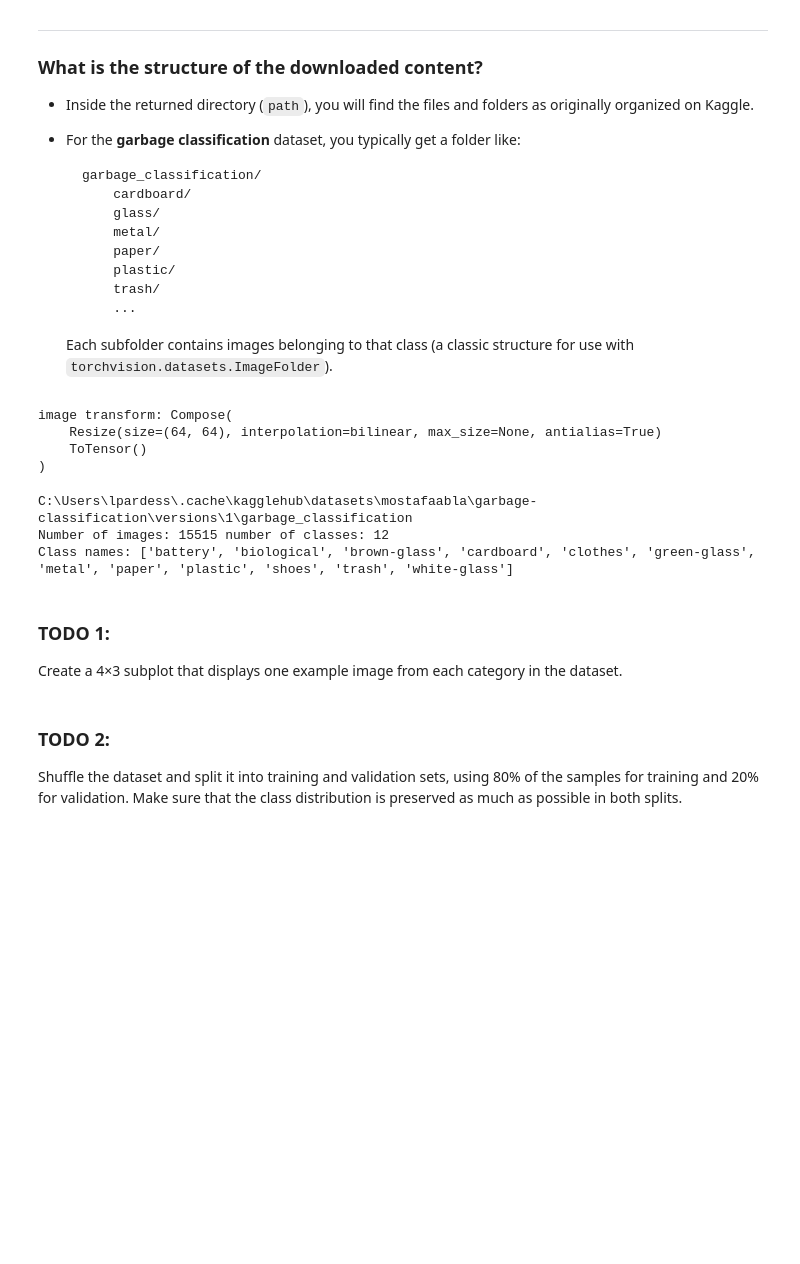
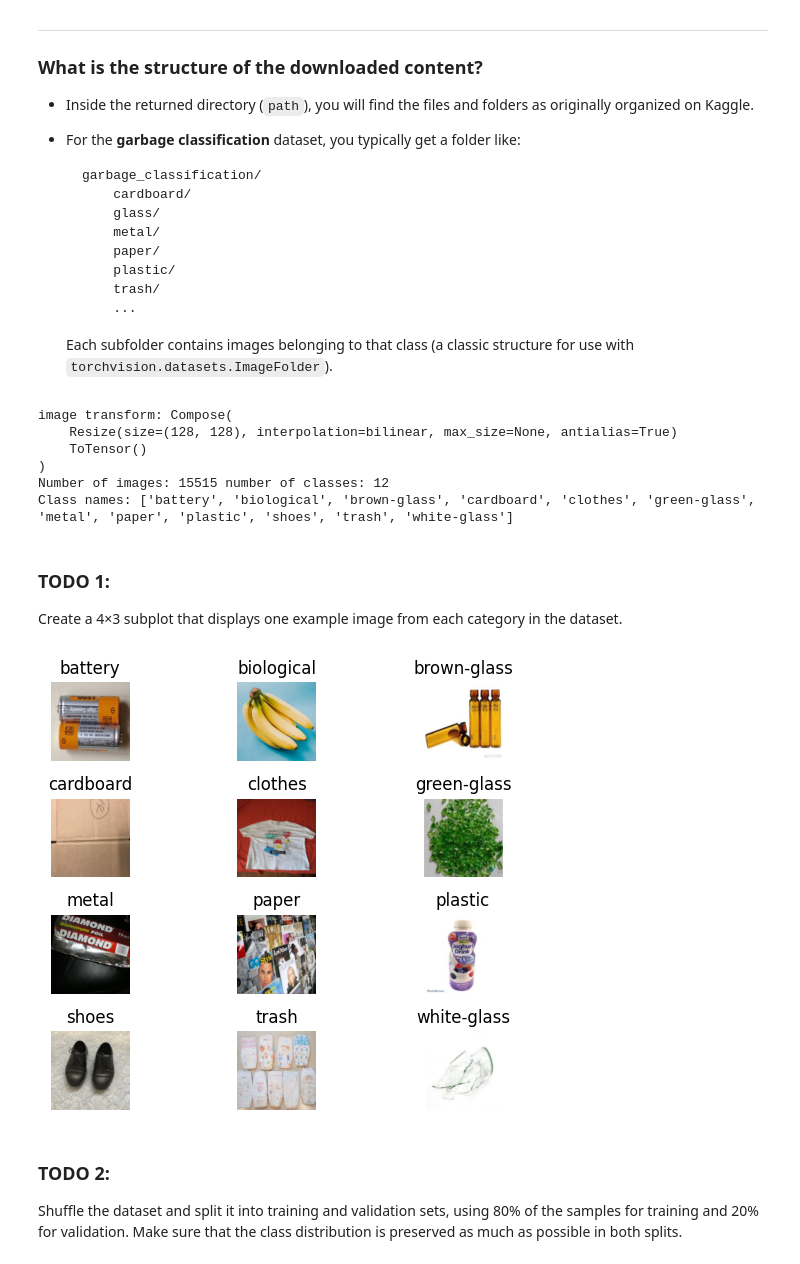
Before and after one commit to LilachPardess/garbage-classification, a Jupyter notebook: a2.ipynb, the cells around one changed output. Saved outputs shown, nothing was run; the diff lists cells and outputs as text; code cells hidden in the pictures; blank space fills up the shorter version.

```diff
--- a/a2.ipynb
+++ b/a2.ipynb
@@ -64,78 +64,76 @@ torch.manual_seed(42)
 
   Each subfolder contains images belonging to that class (a classic structure for use with `torchvision.datasets.ImageFolder`).
 # %%
-# Download the latest version of the Kaggle dataset to a local directory
-path = kagglehub.dataset_download("mostafaabla/garbage-classification",)
 
-# Set the data directory to the location of the downloaded images
-data_dir = os.path.join(path, "garbage_classification")
+def download_images():
+    path = kagglehub.dataset_download("mostafaabla/garbage-classification")
+    data_dir = os.path.join(path, "garbage_classification")
+    return path, data_dir
 
-# Set the desired image size for resizing
-img_size = 64
+def resize_images(img_size):
+    transform = transforms.Compose([
+        transforms.Resize((img_size, img_size)),
+        transforms.ToTensor()
+    ])
+    print(f"image transform: {transform}")
+    return transform
 
-# Define the image transformations to apply to each image:
-# - Resize the image to (img_size, img_size)
-# - Convert the image to a PyTorch tensor
-transform = transforms.Compose([
-    transforms.Resize((img_size, img_size)),  # Resize images
-    transforms.ToTensor()                     # Convert to tensor
-])
 
-print(f"image transform: {transform}")
+
+# Usage:
+img_size = 128
+path, data_dir = download_images()
+transform = resize_images(img_size)
+dataset = ImageFolder(root=data_dir, transform=transform)
+
+classes_names = dataset.classes
+
+print("Number of images:", len(dataset), "number of classes:", len(classes_names))
+print("Class names:", classes_names)
 # %% [output]
 image transform: Compose(
-    Resize(size=(64, 64), interpolation=bilinear, max_size=None, antialias=True)
+    Resize(size=(128, 128), interpolation=bilinear, max_size=None, antialias=True)
     ToTensor()
 )
+Number of images: 15515 number of classes: 12
+Class names: ['battery', 'biological', 'brown-glass', 'cardboard', 'clothes', 'green-glass', 'metal', 'paper', 'plastic', 'shoes', 'trash', 'white-glass']
-# %%
-dataset  = ImageFolder(root=data_dir, transform=transform)
-
-classes_names = dataset.classes
-
-# dataset = ImageFolder(data_dir + '/Training', transform=transform)
-print("Number of images:", len(dataset), "number of classes:", len(classes_names))
-print("Class names:", classes_names)
-
-#fig, axes = plt.subplots(4, 3)
-# %% [output]
-C:\Users\lpardess\.cache\kagglehub\datasets\mostafaabla\garbage-classification\versions\1\garbage_classification
-Number of images: 15515 number of classes: 12
-Class names: ['battery', 'biological', 'brown-glass', 'cardboard', 'clothes', 'green-glass', 'metal', 'paper', 'plastic', 'shoes', 'trash', 'white-glass']
 # %% [markdown]
 ### TODO 1:
 Create a 4×3 subplot that displays one example image from each category in the dataset.
 # %%
-# your coimport matplotlib.pyplot as plt
 import matplotlib.pyplot as plt
 import numpy as np
 
 def show_images(dataset):
     fig, axes = plt.subplots(4, 3)
     axes = axes.flatten()
 
     shown = set()
 
     for idx, class_name in enumerate(dataset.classes):
         for img, label in dataset: # img is of size torch.Size([3, 64, 64])
             if dataset.classes[label] == class_name and class_name not in shown:
                 axes[idx].imshow(np.transpose(img.numpy(), (1, 2, 0)))
                 axes[idx].set_title(class_name)
                 axes[idx].axis('off')
                 shown.add(class_name)
                 break
 
     plt.tight_layout()
     plt.show()
 
-#TODO 1 delete
 def show_image(dataset, index):
     fig, axes = plt.subplots(1, 1)
 
     img, lable = dataset[index];
     axes.imshow(np.transpose(img.numpy(), (1, 2, 0)))
     axes.axis('off')
     plt.tight_layout()
     plt.show()
+
+show_images(dataset)
+# %% [output]
+[figure, added]
 # %% [markdown]
 ### TODO 2:
 Shuffle the dataset and split it into training and validation sets, using 80% of the samples for training and 20% for validation. Make sure that the class distribution is preserved as much as possible in both splits.
```
Also changed, not shown: parts of 11 cells of this notebook.
